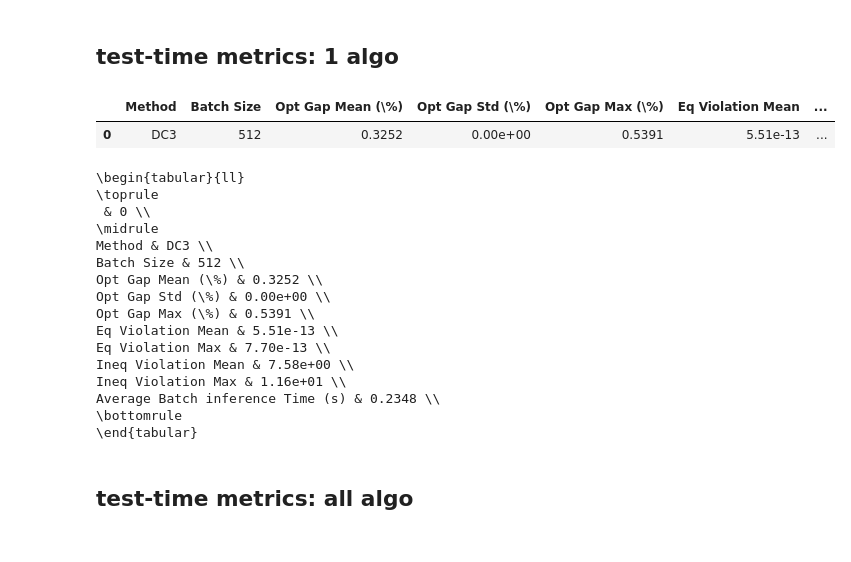
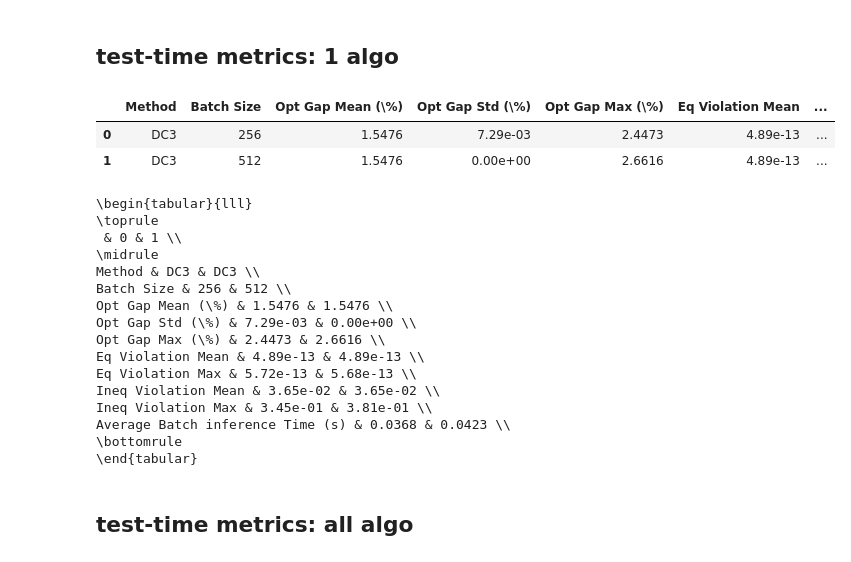
Before and after one commit to a874h/FSNet, a Jupyter notebook: results/get_results_AH.ipynb, the cells around one changed output. Saved outputs shown, nothing was run; the diff lists cells and outputs as text; code cells hidden in the pictures.

```diff
--- a/results/get_results_AH.ipynb
+++ b/results/get_results_AH.ipynb
@@ -61,3 +64,12 @@ dict_keys(['seed', 'method', 'config', 'timestamp', 'training_time_seconds', 'tr
+# %%
+# run this in datasets/convex/qp dir
+import pickle
+#filepath = "random2025_qp_dataset_var100_ineq50_eq50_ex10000"
+filepath = "random2025_qp_dataset_var192_ineq238_eq120_ex10000"
+with open(filepath, 'rb') as f:
+        data = pickle.load(f)
+print('solve_time_avg=', data['solve_time_avg'])
+print('solve_time_std=', data['solve_time_std']  )
 # %% [markdown]
 training convergence
 ------------
@@ -97,49 +109,50 @@ test-time metrics: 1 algo
 # %%
 def results_to_readable(results):
     # Get batch comparison data from the loaded results
     batch_comparison = results['test_results']['batch_size_comparison']
 
     # Create a more readable DataFrame by expanding the metrics
     readable_data = []
     for batch_size, data in batch_comparison.items():
         metrics = data['metrics']
         row = {'Method': method,
             'Batch Size': batch_size,
             'Opt Gap Mean (\%)': f"{metrics['opt_gap_mean']*100:.4f}",
             #'Opt Gap Std (\%)': f"{metrics['opt_gap_std']*100:.4f}",
             'Opt Gap Std (\%)': f"{metrics['opt_gap_std']*100:.2e}",
             'Opt Gap Max (\%)': f"{metrics['opt_gap_max']*100:.4f}",
             'Eq Violation Mean': f"{metrics['eq_violation_l1_mean']:.2e}",
             'Eq Violation Max': f"{metrics['eq_violation_l1_max']:.2e}",
             'Ineq Violation Mean': f"{metrics['ineq_violation_l1_mean']:.2e}",
             'Ineq Violation Max': f"{metrics['ineq_violation_l1_max']:.2e}",
-            'Average Batch inference Time (s)': f"{metrics['avg_inference_time']:.4f}",
+            'Average Batch inference time (s)': f"{metrics['avg_inference_time']:.4f}",
         }
         readable_data.append(row)
 
     df_readable = pd.DataFrame(readable_data)
     return df_readable
 df_readable = results_to_readable(results)
 df_readable_styled = df_readable.style.set_properties(**{'text-align': 'center'})
 display(df_readable_styled)
 print(df_readable.T.to_latex())
 # %% [output]
 |  | Method | Batch Size | Opt Gap Mean (\%) | Opt Gap Std (\%) | Opt Gap Max (\%) | Eq Violation Mean | ... |
-| 0 | DC3 | 512 | 0.3252 | 0.00e+00 | 0.5391 | 5.51e-13 | ... |
+| 0 | DC3 | 256 | 1.5476 | 7.29e-03 | 2.4473 | 4.89e-13 | ... |
+| 1 | DC3 | 512 | 1.5476 | 0.00e+00 | 2.6616 | 4.89e-13 | ... |
-\begin{tabular}{ll}
+\begin{tabular}{lll}
 \toprule
- & 0 \\
+ & 0 & 1 \\
 \midrule
-Method & DC3 \\
-Batch Size & 512 \\
-Opt Gap Mean (\%) & 0.3252 \\
-Opt Gap Std (\%) & 0.00e+00 \\
-Opt Gap Max (\%) & 0.5391 \\
-Eq Violation Mean & 5.51e-13 \\
-Eq Violation Max & 7.70e-13 \\
-Ineq Violation Mean & 7.58e+00 \\
-Ineq Violation Max & 1.16e+01 \\
-Average Batch inference Time (s) & 0.2348 \\
+Method & DC3 & DC3 \\
+Batch Size & 256 & 512 \\
+Opt Gap Mean (\%) & 1.5476 & 1.5476 \\
+Opt Gap Std (\%) & 7.29e-03 & 0.00e+00 \\
+Opt Gap Max (\%) & 2.4473 & 2.6616 \\
+Eq Violation Mean & 4.89e-13 & 4.89e-13 \\
+Eq Violation Max & 5.72e-13 & 5.68e-13 \\
+Ineq Violation Mean & 3.65e-02 & 3.65e-02 \\
+Ineq Violation Max & 3.45e-01 & 3.81e-01 \\
+Average Batch inference Time (s) & 0.0368 & 0.0423 \\
 \bottomrule
 \end{tabular}
 # %% [markdown]
```
Also changed, not shown: parts of 7 cells of this notebook, 2 other files.
